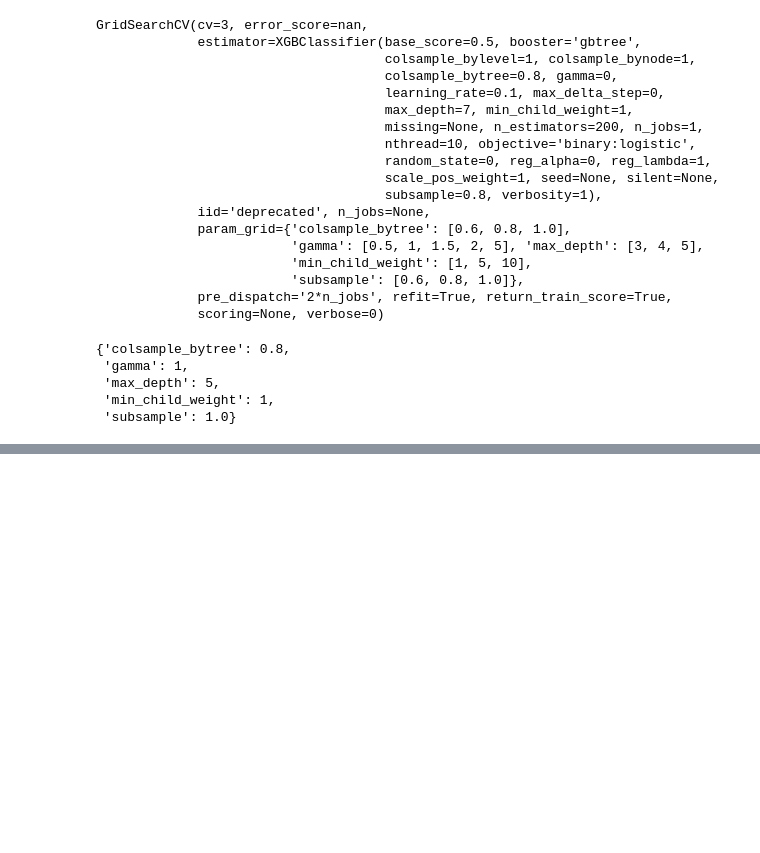
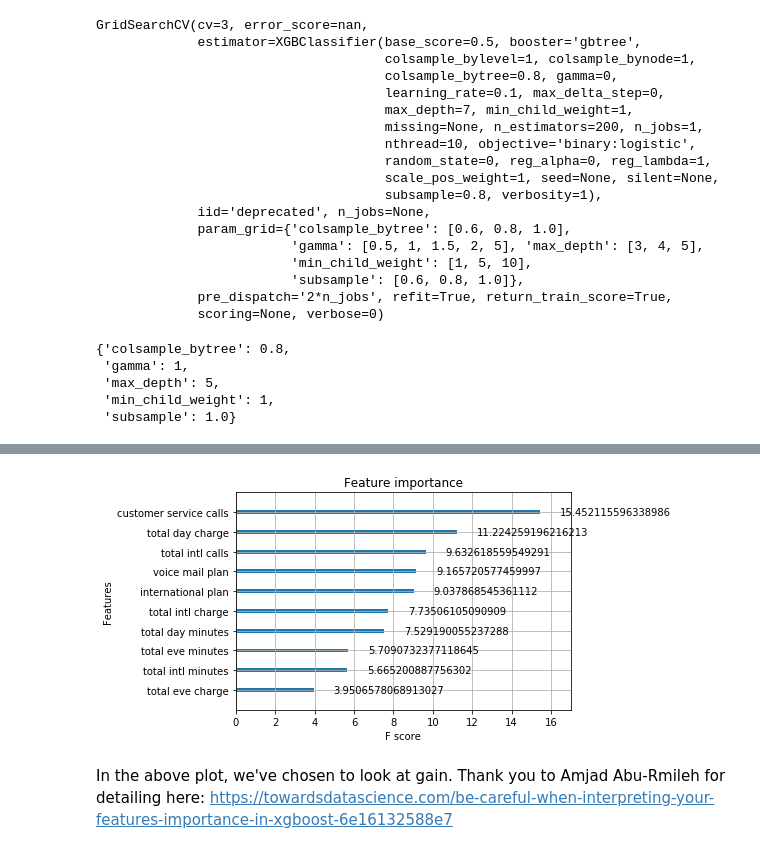
Before and after one commit to lambertmk/Module-3-V2.1, a Jupyter notebook: workbook.ipynb, the cells around one changed output, grey strips where cells are left out. Drawn from its saved outputs; the diff is of its cells as text; code cells hidden in the pictures; blank space fills up the shorter version.

```diff
--- a/workbook.ipynb
+++ b/workbook.ipynb
@@ -626,0 +618,7 @@ plot_feature_importances(clf)
+# %%
+plot_importance(clf,importance_type='gain', max_num_features=10)
+pyplot.show()
+# %% [output]
+[figure, added]
+# %% [markdown]
+In the above plot, we've chosen to look at gain. Thank you to Amjad Abu-Rmileh for detailing here: https://towardsdatascience.com/be-careful-when-interpreting-your-features-importance-in-xgboost-6e16132588e7
```
Also changed, not shown: parts of 32 cells of this notebook.
